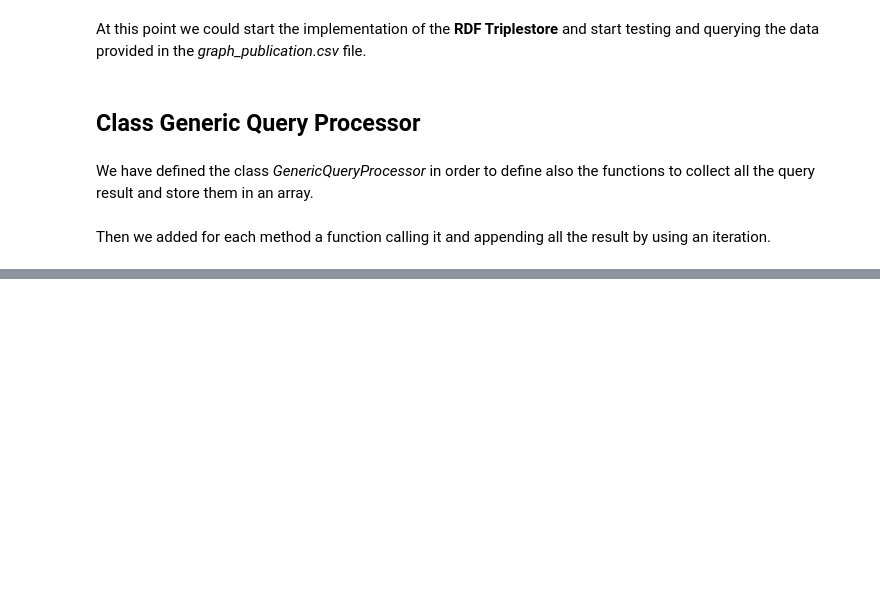
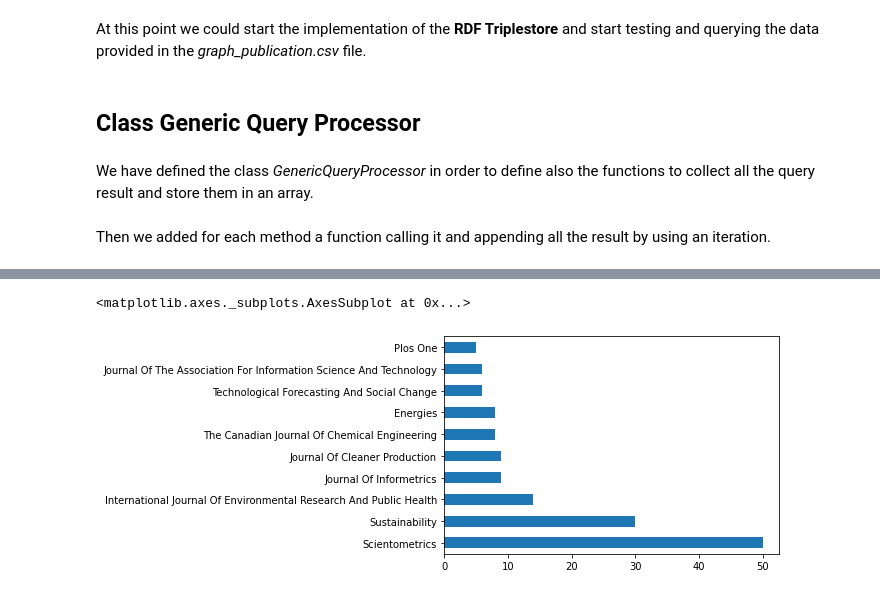
Before and after one commit to lelax/D_Sign_Data, a Jupyter notebook: D_Sign_Data_Doc.ipynb, the cells around one changed output, grey strips where cells are left out. Cells and saved outputs as stored; diff of their text form; code cells hidden in the pictures; blank space fills up the shorter version.

```diff
--- a/D_Sign_Data_Doc.ipynb
+++ b/D_Sign_Data_Doc.ipynb
@@ -286,0 +363,3 @@ Then we added for each method a function calling it and appending all the result
+# %%
+best_venues = publications["publication_venue"].value_counts()[:10]
+best_venues
@@ -286,0 +378,5 @@ Then we added for each method a function calling it and appending all the result
+# %%
+best_venues.plot(kind="barh")
+# %% [output]
+<matplotlib.axes._subplots.AxesSubplot at 0x...>
+[figure, added]
```
Also changed, not shown: parts of 17 cells of this notebook.
